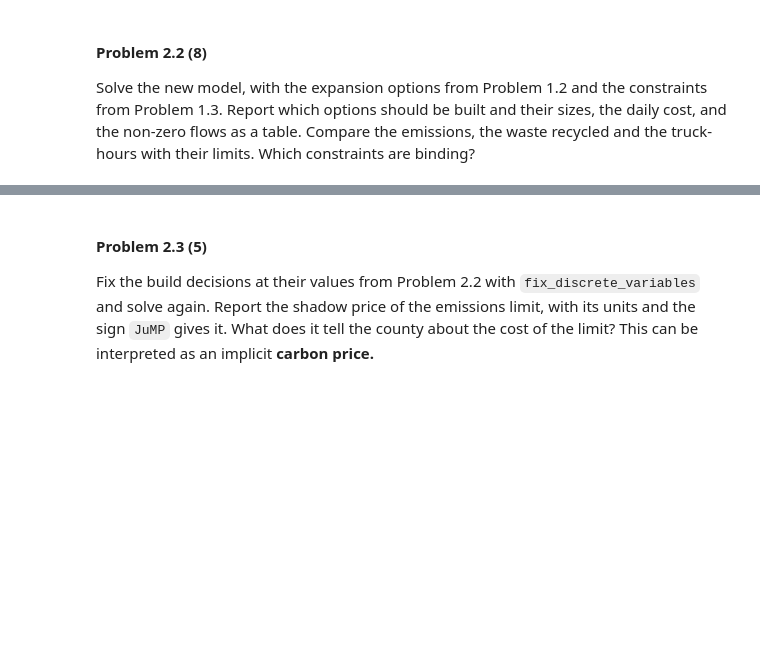
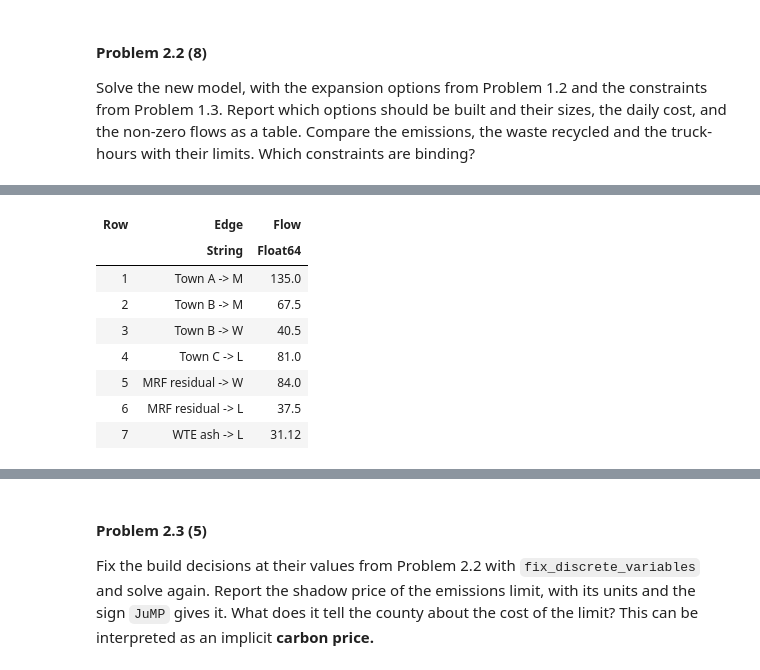
Before and after one commit to ant-san05/hw08, a Jupyter notebook: hw08.ipynb, the cells around one changed output, grey strips where cells are left out. Drawn from its saved outputs; the diff is of its cells as text; code cells hidden in the pictures; blank space fills up the shorter version.

```diff
--- a/hw08.ipynb
+++ b/hw08.ipynb
@@ -291,3 +344,86 @@ constraints from Problem 1.3. Report which options should be built and
 their sizes, the daily cost, and the non-zero flows as a table. Compare
 the emissions, the waste recycled and the truck-hours with their limits.
 Which constraints are binding?
+# %%
+# cost of sending 1 Mg to N: hauling + N's operating cost
+cost_to_N = collection_rate .* distance_to_N .+ operating_cost_N   # A, B, C
+residual_to_N = trailer_rate * mrf_to_N + operating_cost_N
+ash_to_N = trailer_rate * wte_to_N + operating_cost_N
+cost = [collection_cost cost_to_N]          # columns M, W, L, N
+
+# New model with the expansion options and the planning-year rules
+function expansion_model(; with_emissions=true)
+    model = Model(HiGHS.Optimizer)
+    set_silent(model)
+    @variable(model, W[1:3, 1:4] >= 0)   # town i -> M, W, L, N [Mg/day]
+    @variable(model, R_MW >= 0)          # MRF residual -> WTE
+    @variable(model, R_ML >= 0)          # MRF residual -> LF
+    @variable(model, R_MN >= 0)          # MRF residual -> N
+    @variable(model, R_WL >= 0)          # WTE ash -> LF
+    @variable(model, R_WN >= 0)          # WTE ash -> N
+    @variable(model, X[1:3], Bin)        # expand MRF, expand WTE, build N
+    @variable(model, K[1:3] >= 0)        # added at MRF, added at WTE, size of N [Mg/day]
+    @objective(model, Min,
+        sum(cost[i, j] * W[i, j] for i in 1:3, j in 1:4) +
+        residual_cost[1] * R_MW + residual_cost[2] * R_ML + residual_to_N * R_MN +
+        ash_cost * R_WL + ash_to_N * R_WN +
+        sum(fixed_cost[k] * X[k] + capacity_cost[k] * K[k] for k in 1:3))
+    @constraint(model, town[i in 1:3], sum(W[i, :]) == waste_planning[i])
+    @constraint(model, ash, R_WL + R_WN == ash_fraction * (W[1, 2] + W[2, 2] + W[3, 2] + R_MW))
+    @constraint(model, residual,
+        R_MW + R_ML + R_MN == (1 - recovery_fraction) * (W[1, 1] + W[2, 1] + W[3, 1]))
+    @constraint(model, mrf, W[1, 1] + W[2, 1] + W[3, 1] <= capacity[1] + K[1])
+    @constraint(model, wte, W[1, 2] + W[2, 2] + W[3, 2] + R_MW <= capacity[2] + K[2])
+    @constraint(model, lf, W[1, 3] + W[2, 3] + W[3, 3] + R_ML + R_WL <= capacity[3])
+    @constraint(model, lf_N, W[1, 4] + W[2, 4] + W[3, 4] + R_MN + R_WN <= K[3])
+    @constraint(model, max_size[k in 1:3], K[k] <= largest_size[k] * X[k])
+    @constraint(model, recycling,
+        recovery_fraction * (W[1, 1] + W[2, 1] + W[3, 1]) >= recycling_planning * sum(waste_planning))
+    @constraint(model, hours, sum(truck_hours[i, j] * W[i, j] for i in 1:3, j in 1:4) <= fleet_hours)
+    if with_emissions
+        @constraint(model, emissions,
+            emission_factor[2] * (W[1, 2] + W[2, 2] + W[3, 2] + R_MW) +
+            emission_factor[3] * (sum(W[:, 3]) + sum(W[:, 4]) + R_ML + R_MN) <= emissions_limit)
+    end
+    return model
+end
+
+planned = expansion_model()
+optimize!(planned)
+println("Cost: \$", round(objective_value(planned), digits=2), "/day")
+
+options = DataFrame(
+    Option = ["Expand the MRF", "Expand the WTE", "Build a landfill at N"],
+    Built = round.(Int, value.(planned[:X])) .== 1,
+    Size = round.(value.(planned[:K]), digits=2),
+)
+display(options)
+
+# non-zero flows
+W = value.(planned[:W])
+facilities = ["M", "W", "L", "N"]
+edges = String[]
+flow = Float64[]
+for i in 1:3, j in 1:4
+    push!(edges, "Town " * "ABC"[i] * " -> " * facilities[j]); push!(flow, W[i, j])
+end
+for (e, r) in [("MRF residual -> W", :R_MW), ("MRF residual -> L", :R_ML),
+               ("MRF residual -> N", :R_MN), ("WTE ash -> L", :R_WL), ("WTE ash -> N", :R_WN)]
+    push!(edges, e); push!(flow, value(planned[r]))
+end
+nonzero = DataFrame(Edge = edges, Flow = round.(flow, digits=2))
+nonzero = nonzero[nonzero.Flow .> 1e-6, :]
+display(nonzero)
+
+# compare with the limits
+recycled = recovery_fraction * sum(W[:, 1])
+em = emission_factor[2] * (sum(W[:, 2]) + value(planned[:R_MW])) + emission_factor[3] * (sum(W[:, 3:4]) + value(planned[:R_ML]) + value(planned[:R_MN]))
+hrs = sum(truck_hours .* W)
+
+limits = DataFrame(
+    Rule = ["Recycling (Mg/day)", "Emissions (t CO2e/day)", "Truck-hours (h/day)"],
+    Value = round.([recycled, em, hrs], digits=2),
+    Limit = [recycling_planning * sum(waste_planning), emissions_limit, fleet_hours],
+)
+display(limits)
+# %% [output]
@@ -293,0 +437,9 @@ Which constraints are binding?
+| Row | Edge | Flow |
+|  | String | Float64 |
+| 1 | Town A -> M | 135.0 |
+| 2 | Town B -> M | 67.5 |
+| 3 | Town B -> W | 40.5 |
+| 4 | Town C -> L | 81.0 |
+| 5 | MRF residual -> W | 84.0 |
+| 6 | MRF residual -> L | 37.5 |
+| 7 | WTE ash -> L | 31.12 |
```
Also changed, not shown: parts of 4 cells of this notebook, 2 other files.
